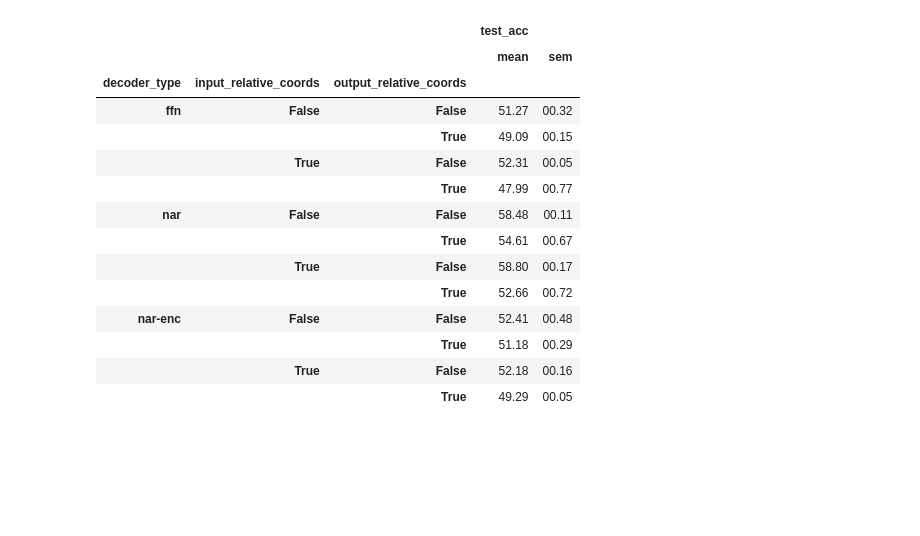
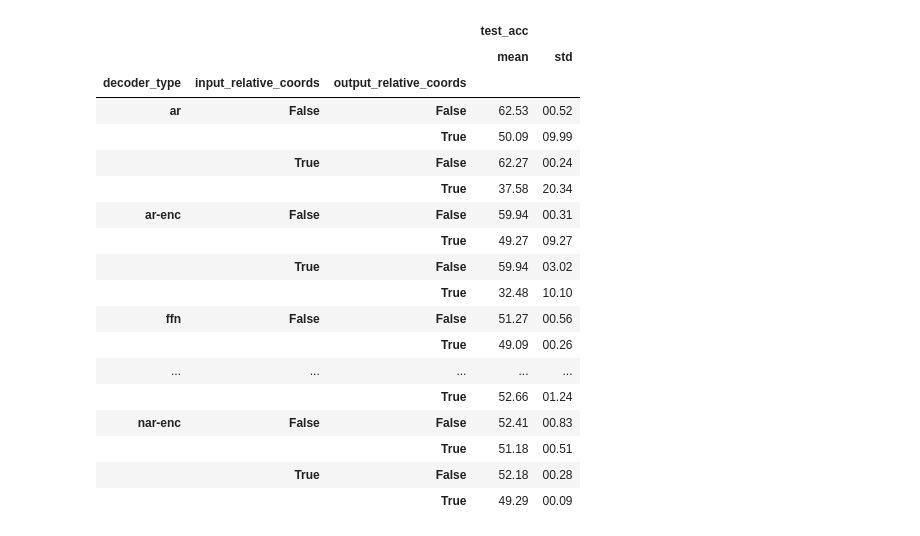
Before and after one commit to MarceloMoraesJr/Sketch-Temporality, a Jupyter notebook: notebooks/results_experiment4.ipynb, the cells around one changed output. Saved outputs shown, nothing was run; the diff lists cells and outputs as text; code cells hidden in the pictures; blank space fills up the shorter version.

```diff
--- a/notebooks/results_experiment4.ipynb
+++ b/notebooks/results_experiment4.ipynb
@@ -9,9 +9,9 @@ sns.set_style("darkgrid")
 # %%
 results_df = {"input_relative_coords": [], "output_relative_coords": [], "decoder_type": [], "test_acc": [], "seed": []}
 
-for filename in os.listdir(f"../results/experiment4/"):
+for filename in os.listdir(f"../../sketch-segmentation/results/experiment4/"):
 
-    with open(f"../results/experiment4/{filename}", "rb") as file:
+    with open(f"../../sketch-segmentation/results/experiment4/{filename}", "rb") as file:
         results = pkl.load(file)
 
         for key in results_df.keys():
@@ -25,11 +25,11 @@ for filename in os.listdir(f"../results/experiment4/"):
             results_df[key].append(value)
 
 results_df = pd.DataFrame(results_df)
-results_df = results_df.groupby(["decoder_type", "input_relative_coords", "output_relative_coords"], dropna=False)[['test_acc']].agg(['mean', 'sem'])
+results_df = results_df.groupby(["decoder_type", "input_relative_coords", "output_relative_coords"], dropna=False)[['test_acc']].agg(['mean', 'std'])
 results_df[('test_acc', 'mean')] = results_df[('test_acc', 'mean')] * 100
 results_df[('test_acc', 'mean')] = results_df[('test_acc', 'mean')].round(2)
-results_df[('test_acc', 'sem')] = results_df[('test_acc', 'sem')] * 100
-results_df[('test_acc', 'sem')] = results_df[('test_acc', 'sem')].round(2).map(lambda x: f"{x:05.2f}")
+results_df[('test_acc', 'std')] = results_df[('test_acc', 'std')] * 100
+results_df[('test_acc', 'std')] = results_df[('test_acc', 'std')].round(2).map(lambda x: f"{x:05.2f}")
 results_df
 # %% [output]
 |  |  |  | test_acc |  |
@@ -52,41 +54,45 @@ results_df
 # %%
 results_df = {"input_relative_coords": [], "output_relative_coords": [], "decoder_type": [], "test_acc": [], "seed": []}
 
-for filename in os.listdir(f"../results/experiment4b/"):
+for filename in os.listdir(f"../../sketch-segmentation/results/experiment4b/"):
 
-    with open(f"../results/experiment4b/{filename}", "rb") as file:
+    with open(f"../../sketch-segmentation/results/experiment4b/{filename}", "rb") as file:
         results = pkl.load(file)
 
         for key in results_df.keys():
             if key == "test_acc":
                 value = results["test_results"][key]
             elif key not in results['pretraining_args'].keys():
                 value = None
             else:
                 value = results['pretraining_args'][key]
 
             results_df[key].append(value)
 
 results_df = pd.DataFrame(results_df)
-results_df = results_df.groupby(["decoder_type", "input_relative_coords", "output_relative_coords"], dropna=False)[['test_acc']].agg(['mean', 'sem'])
+results_df = results_df.groupby(["decoder_type", "input_relative_coords", "output_relative_coords"], dropna=False)[['test_acc']].agg(['mean', 'std'])
 results_df[('test_acc', 'mean')] = results_df[('test_acc', 'mean')] * 100
 results_df[('test_acc', 'mean')] = results_df[('test_acc', 'mean')].round(2)
-results_df[('test_acc', 'sem')] = results_df[('test_acc', 'sem')] * 100
-results_df[('test_acc', 'sem')] = results_df[('test_acc', 'sem')].round(2).map(lambda x: f"{x:05.2f}")
+results_df[('test_acc', 'std')] = results_df[('test_acc', 'std')] * 100
+results_df[('test_acc', 'std')] = results_df[('test_acc', 'std')].round(2).map(lambda x: f"{x:05.2f}")
 results_df
 # %% [output]
 |  |  |  | test_acc |  |
-|  |  |  | mean | sem |
+|  |  |  | mean | std |
 | decoder_type | input_relative_coords | output_relative_coords |  |  |
-| ffn | False | False | 51.27 | 00.32 |
-|  |  | True | 49.09 | 00.15 |
-|  | True | False | 52.31 | 00.05 |
-|  |  | True | 47.99 | 00.77 |
-| nar | False | False | 58.48 | 00.11 |
-|  |  | True | 54.61 | 00.67 |
-|  | True | False | 58.80 | 00.17 |
-|  |  | True | 52.66 | 00.72 |
-| nar-enc | False | False | 52.41 | 00.48 |
-|  |  | True | 51.18 | 00.29 |
-|  | True | False | 52.18 | 00.16 |
-|  |  | True | 49.29 | 00.05 |
+| ar | False | False | 62.53 | 00.52 |
+|  |  | True | 50.09 | 09.99 |
+|  | True | False | 62.27 | 00.24 |
+|  |  | True | 37.58 | 20.34 |
+| ar-enc | False | False | 59.94 | 00.31 |
+|  |  | True | 49.27 | 09.27 |
+|  | True | False | 59.94 | 03.02 |
+|  |  | True | 32.48 | 10.10 |
+| ffn | False | False | 51.27 | 00.56 |
+|  |  | True | 49.09 | 00.26 |
+| ... | ... | ... | ... | ... |
+|  |  | True | 52.66 | 01.24 |
+| nar-enc | False | False | 52.41 | 00.83 |
+|  |  | True | 51.18 | 00.51 |
+|  | True | False | 52.18 | 00.28 |
+|  |  | True | 49.29 | 00.09 |
```
Also changed, not shown: parts of 2 cells of this notebook, 19 other files.
